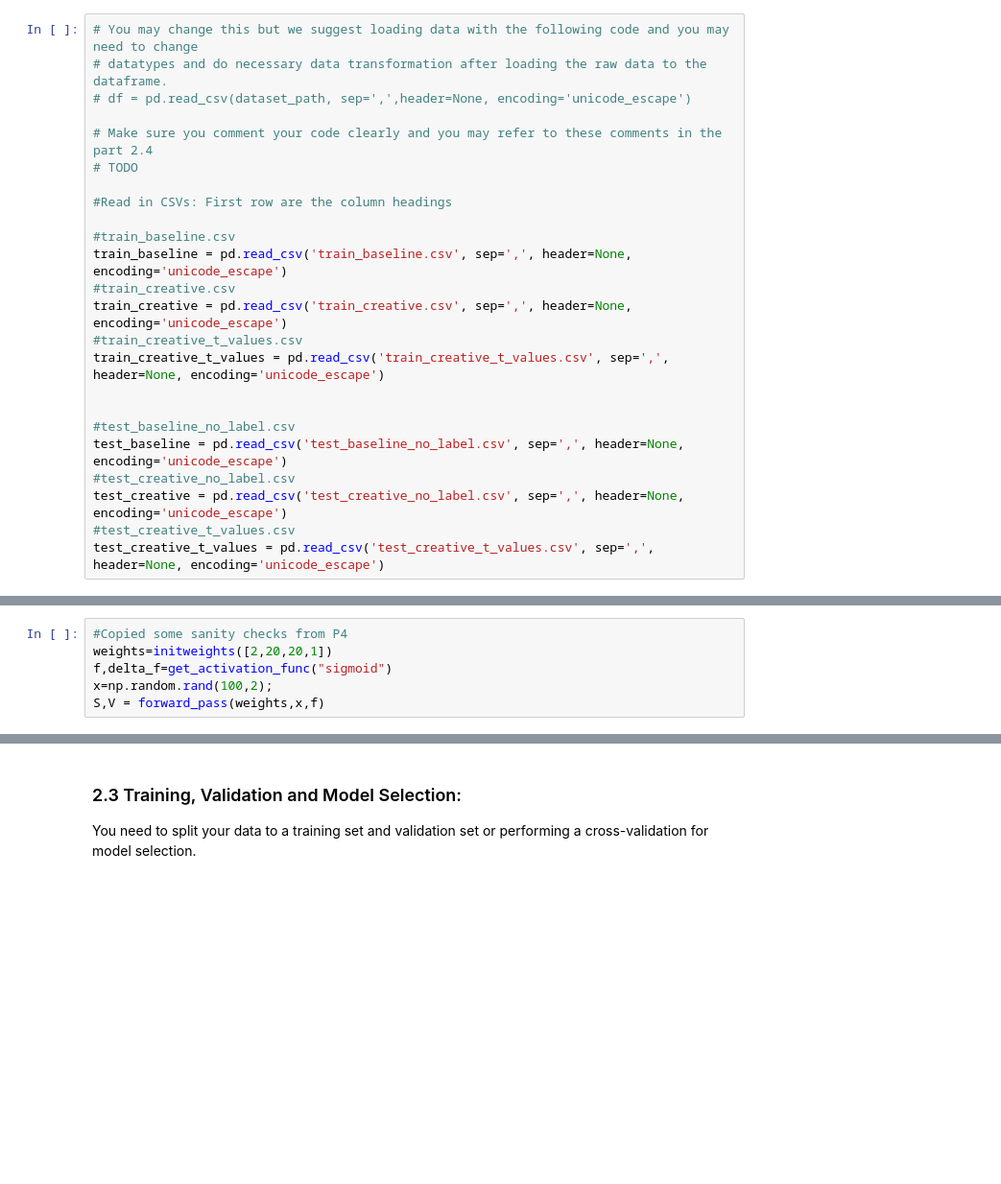
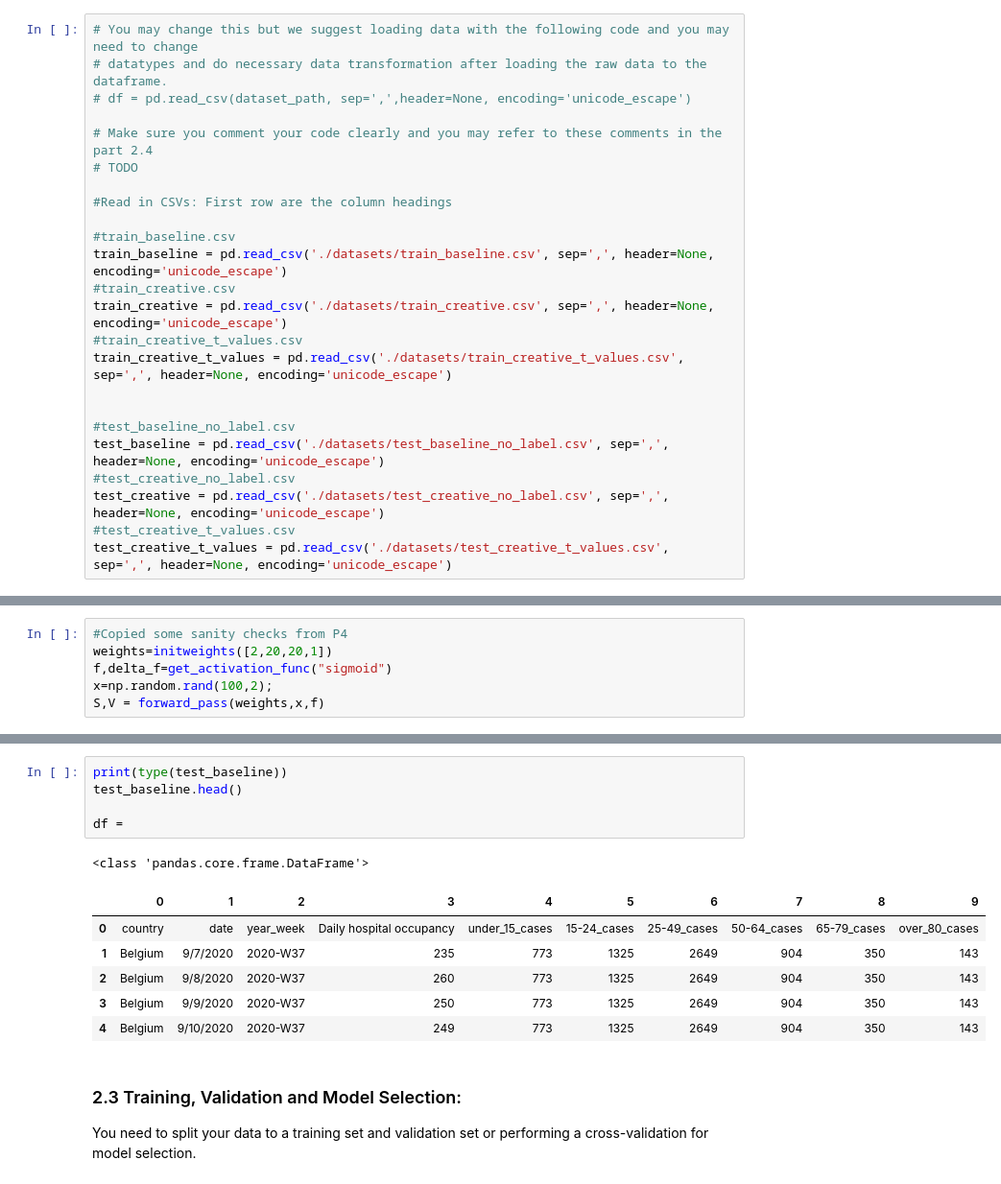
Before and after one commit to jg925/cs4780-final, a Jupyter notebook: template.ipynb, the cells around one changed output, grey strips where cells are left out. Shown: that part at 96% size. Drawn from its saved outputs; the diff is of its cells as text; blank space fills up the shorter version.

```diff
--- a/template.ipynb
+++ b/template.ipynb
@@ -63,19 +63,19 @@ Given the training dataset and graph information, you need to correctly preproce
 #Read in CSVs: First row are the column headings
 
 #train_baseline.csv
-train_baseline = pd.read_csv('train_baseline.csv', sep=',', header=None, encoding='unicode_escape')
+train_baseline = pd.read_csv('./datasets/train_baseline.csv', sep=',', header=None, encoding='unicode_escape')
 #train_creative.csv
-train_creative = pd.read_csv('train_creative.csv', sep=',', header=None, encoding='unicode_escape')
+train_creative = pd.read_csv('./datasets/train_creative.csv', sep=',', header=None, encoding='unicode_escape')
 #train_creative_t_values.csv
-train_creative_t_values = pd.read_csv('train_creative_t_values.csv', sep=',', header=None, encoding='unicode_escape')
+train_creative_t_values = pd.read_csv('./datasets/train_creative_t_values.csv', sep=',', header=None, encoding='unicode_escape')
 
 
 #test_baseline_no_label.csv
-test_baseline = pd.read_csv('test_baseline_no_label.csv', sep=',', header=None, encoding='unicode_escape')
+test_baseline = pd.read_csv('./datasets/test_baseline_no_label.csv', sep=',', header=None, encoding='unicode_escape')
 #test_creative_no_label.csv
-test_creative = pd.read_csv('test_creative_no_label.csv', sep=',', header=None, encoding='unicode_escape')
+test_creative = pd.read_csv('./datasets/test_creative_no_label.csv', sep=',', header=None, encoding='unicode_escape')
 #test_creative_t_values.csv
-test_creative_t_values = pd.read_csv('test_creative_t_values.csv', sep=',', header=None, encoding='unicode_escape')
+test_creative_t_values = pd.read_csv('./datasets/test_creative_t_values.csv', sep=',', header=None, encoding='unicode_escape')
 # %%
 #Parse out the relevant data.
 #For train_baseline this is, columns 3 through 9 -- column 10 are the labels
@@ -289,3 +361,16 @@ S,V = forward_pass(weights,x,f)
+# %%
+print(type(test_baseline))
+test_baseline.head()
+
+df =
+# %% [output]
+<class 'pandas.core.frame.DataFrame'>
+|  | 0 | 1 | 2 | 3 | 4 | 5 | 6 | 7 | 8 | 9 |
+| 0 | country | date | year_week | Daily hospital occupancy | under_15_cases | 15-24_cases | 25-49_cases | 50-64_cases | 65-79_cases | over_80_cases |
+| 1 | Belgium | 9/7/2020 | 2020-W37 | 235 | 773 | 1325 | 2649 | 904 | 350 | 143 |
+| 2 | Belgium | 9/8/2020 | 2020-W37 | 260 | 773 | 1325 | 2649 | 904 | 350 | 143 |
+| 3 | Belgium | 9/9/2020 | 2020-W37 | 250 | 773 | 1325 | 2649 | 904 | 350 | 143 |
+| 4 | Belgium | 9/10/2020 | 2020-W37 | 249 | 773 | 1325 | 2649 | 904 | 350 | 143 |
 # %% [markdown]
 <h3>2.3 Training, Validation and Model Selection:</h3><p>
 You need to split your data to a training set and validation set or performing a cross-validation for model selection.
```
Also changed, not shown: parts of 5 cells of this notebook.
